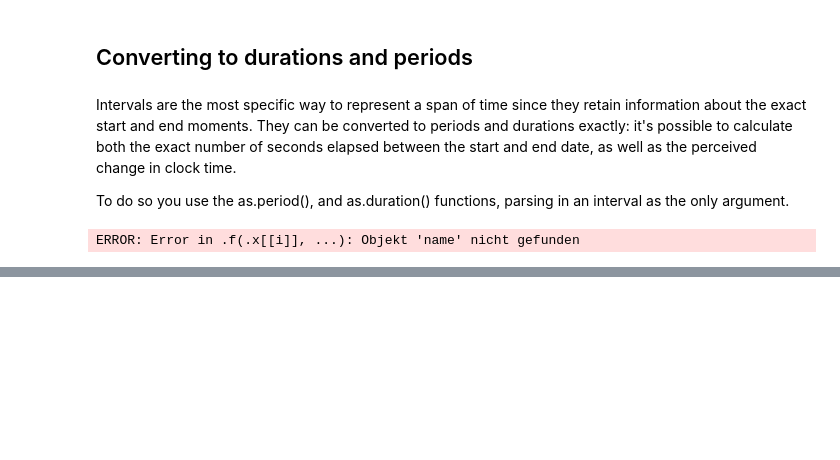
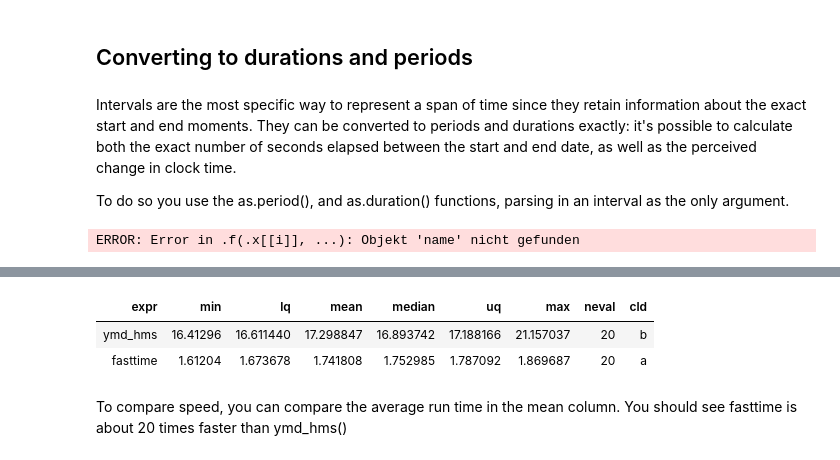
Before and after one commit to KarinRoe/R_datacamp, a Jupyter notebook: Dates_and_times_in_R.ipynb, the cells around one changed output, grey strips where cells are left out. Drawn from its saved outputs; the diff is of its cells as text; code cells hidden in the pictures; blank space fills up the shorter version.

```diff
--- a/Dates_and_times_in_R.ipynb
+++ b/Dates_and_times_in_R.ipynb
@@ -703,0 +840,12 @@ ERROR: Error in time_zone(): konnte Funktion "time_zone" nicht finden
+# %%
+# Compare speed of fastPOSIXct() to ymd_hms()
+summary(microbenchmark(
+  ymd_hms = ymd_hms(dates),
+  fasttime = fastPOSIXct(dates),
+  times = 20))
+# %% [output]
+| expr | min | lq | mean | median | uq | max | neval | cld |
+| ymd_hms | 16.41296 | 16.611440 | 17.298847 | 16.893742 | 17.188166 | 21.157037 | 20 | b |
+| fasttime | 1.61204 | 1.673678 | 1.741808 | 1.752985 | 1.787092 | 1.869687 | 20 | a |
+# %% [markdown]
+ To compare speed, you can compare the average run time in the mean column. You should see fasttime is about 20 times faster than ymd_hms()
```
Also changed, not shown: parts of 20 cells of this notebook.
